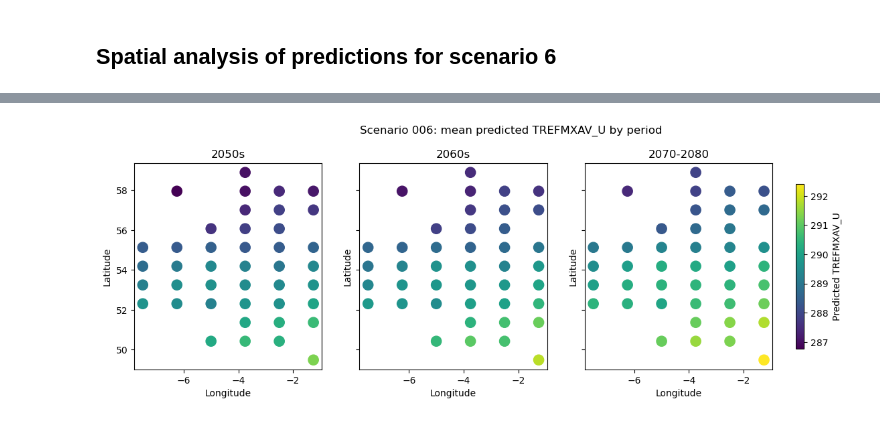
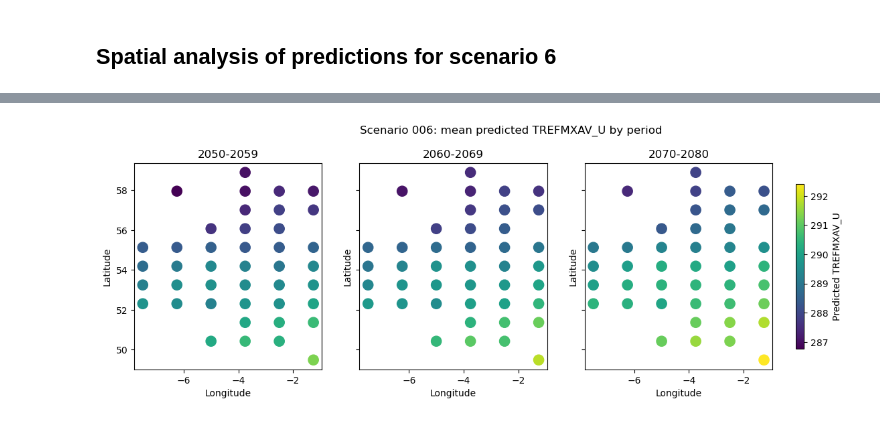
Before and after one commit to Jacob-DS-1/eds_project2, a Jupyter notebook: notebooks/04_post2050_predictions.ipynb, the cells around one changed output, grey strips where cells are left out. Cells and saved outputs as stored; diff of their text form; code cells hidden in the pictures.

```diff
--- a/notebooks/04_post2050_predictions.ipynb
+++ b/notebooks/04_post2050_predictions.ipynb
@@ -169,17 +208,9 @@ plt.show()
 # %% [output]
 [figure]
 # %%
-# Summarise over decades
+# Summarise over periods
 
-def assign_period(year):
-    if 2050 <= year <= 2059:
-        return "2050s"
-    elif 2060 <= year <= 2069:
-        return "2060s"
-    else:
-        return "2070s"
-
-annual_preds["period"] = annual_preds["year"].apply(assign_period)
+annual_preds = add_period_column(annual_preds)
 
 period_summary = (
     annual_preds
@@ -211,12 +242,12 @@ period_summary
 period_pivot = period_summary.pivot(index="scenario", columns="period", values="pred_TREFMXAV_U")
 
 ax = period_pivot.plot(kind="bar", figsize=(10, 6))
-ax.set_title("Predicted mean TREFMXAV_U by scenario and decade")
+ax.set_title("Predicted mean TREFMXAV_U by scenario and period")
 ax.set_xlabel("Scenario")
 ax.set_ylabel("Predicted TREFMXAV_U")
 ax.set_ylim(287,291)
 plt.xticks(rotation=0)
 plt.tight_layout()
-plt.savefig(FIGURES_DIR / "mean_predicted_TREFMXAV_U_by_scenario_and_decade.png", dpi=300, bbox_inches="tight")
+plt.savefig(FIGURES_DIR / "mean_predicted_TREFMXAV_U_by_scenario_and_period.png", dpi=300, bbox_inches="tight")
 plt.show()
 # %% [output]
@@ -268,15 +299,4 @@ scenario6.head()
 # %%
-def assign_period(year):
-    if 2050 <= year <= 2059:
-        return "2050s"
-    elif 2060 <= year <= 2069:
-        return "2060s"
-    elif 2070 <= year <= 2080:
-        return "2070-2080"
-    else:
-        return np.nan
-
-scenario6["period"] = scenario6["year"].apply(assign_period)
-scenario6["period"].value_counts(dropna=False)
+scenario6["period"].value_counts(dropna=False).sort_index()
 # %% [output]
 period
@@ -306,33 +326,33 @@ spatial_period.head()
 # %%
-periods = ["2050s", "2060s", "2070-2080"]
+periods = ["2050-2059", "2060-2069", "2070-2080"]
 
 vmin = spatial_period["pred_TREFMXAV_U"].min()
 vmax = spatial_period["pred_TREFMXAV_U"].max()
 
 fig, axes = plt.subplots(1, 3, figsize=(15, 4), sharex=True, sharey=True)
 
 for ax, period in zip(axes, periods):
     dfp = spatial_period[spatial_period["period"]==period]
 
     sc = ax.scatter(
         dfp["lon_plot"],
         dfp["lat"],
         c=dfp["pred_TREFMXAV_U"],
         s=120,
         vmin=vmin,
         vmax=vmax
     )
 
     ax.set_title(period)
     ax.set_xlabel("Longitude")
     ax.set_ylabel("Latitude")
 
 fig.colorbar(sc, ax=axes, label="Predicted TREFMXAV_U", shrink=0.8, pad=0.03)
 
 fig.suptitle("Scenario 006: mean predicted TREFMXAV_U by period", y=1.02)
 plt.show()
 # %% [output]
-[figure, old version]
+[figure, new version]
 # %%
 # Plot on a gridded field for a nicer plot
 
```
Also changed, not shown: parts of 29 cells of this notebook.
